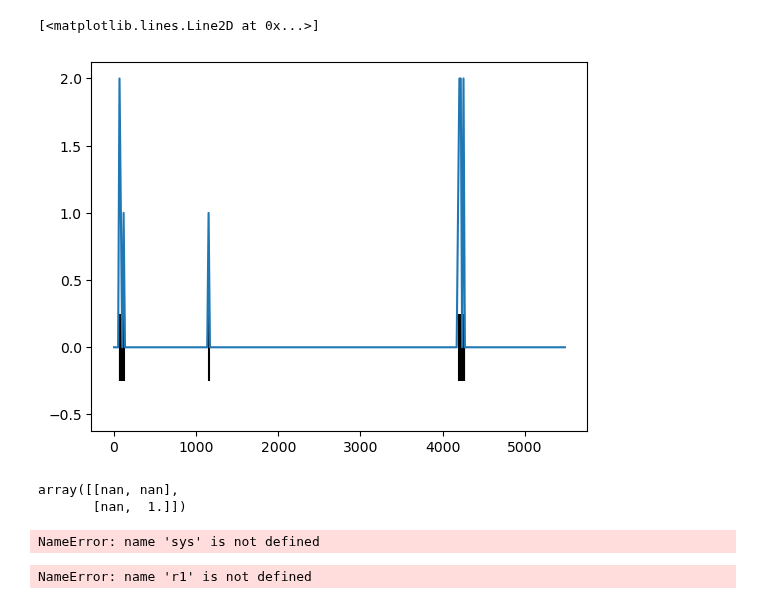
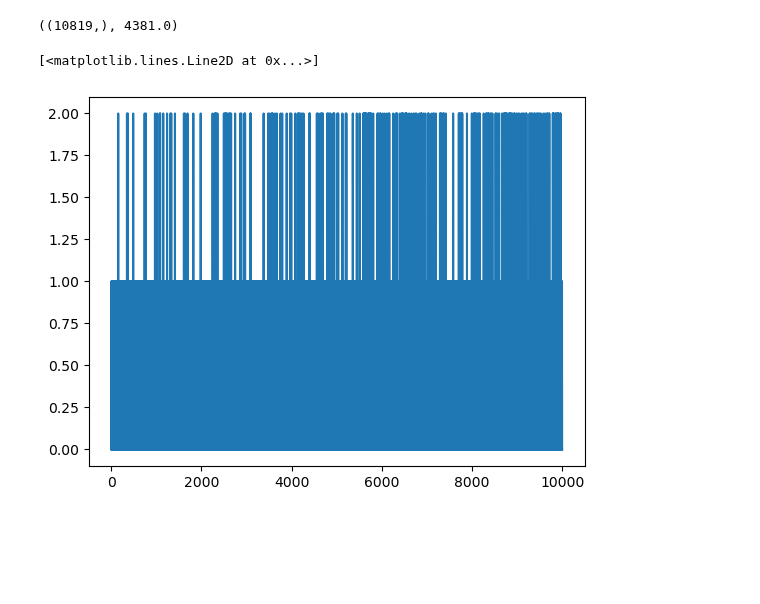
Before and after one commit to DRezeanu/retinanalysis, a Jupyter notebook: nbs/query_test.ipynb, the cells around one changed output. Cells and saved outputs as stored; diff of their text form; code cells hidden in the pictures; blank space fills up the shorter version.

```diff
--- a/nbs/query_test.ipynb
+++ b/nbs/query_test.ipynb
@@ -108,8 +89,0 @@ ra.Epoch
-# %%
-idxs = [0]
-s1 = ra.StimBlock(df.at[idxs[0], 'exp_name'], df.at[idxs[0], 'datafile_name'])
-r1 = response.ResponseBlock(df.at[idxs[0], 'exp_name'], df.at[idxs[0], 'datafile_name'])
-ac1 = ra.AnalysisChunk(df.at[idxs[0], 'exp_name'], s1.nearest_noise_chunk)
-
-# pp = ra.MEAPipeline(s1, r1, ac1)
-# qc1 = ra.qc.MEAQC(pp.response_block, ac1, pp.match_dict)
@@ -118,0 +90,26 @@ VCD loaded with 781 cells.
+# %%
+e_idx = 3
+fts = s1.df_epochs.at[e_idx, 'frame_times_ms']
+pre_time = s1.df_epochs.at[e_idx, 'preTime']
+unique_time = s1.df_epochs.at[e_idx, 'epoch_parameters']['uniqueTime']
+total_frames = len(fts)-1
+unique_frames = len(np.where(np.logical_and((fts > pre_time),(fts <= pre_time+unique_time)))[0])
+# %%
+d_e_params = s1.df_epochs.at[e_idx, 'epoch_parameters']
+d_meta = {
+    'numXStixels': d_e_params['numXStixels'],
+    'numYStixels': d_e_params['numYStixels'],
+    'numXChecks': d_e_params['numXChecks'],
+    'numYChecks': d_e_params['numYChecks'],
+    'chromaticClass': d_e_params['chromaticClass'],
+    'unique_frames': unique_frames,
+    'repeat_frames': total_frames - unique_frames,
+    'stepsPerStixel': d_e_params['stepsPerStixel'],
+    'seed': d_e_params['seed'],
+    'frameDwell': d_e_params['frameDwell'],
+}
+if 'gaussianFilter' in d_e_params:
+    d_meta['gaussianFilter'] = d_e_params['gaussianFilter']
+if 'filterSdStixels' in d_e_params:
+    d_meta['filterSdStixels'] = d_e_params['filterSdStixels']
+frames = regen.get_spatial_noise_frames(**d_meta)
@@ -158,31 +126,14 @@ r1.df_spike_times.head()
-# %%
-import matplotlib.pyplot as plt
-cell_idx = 12
-cell_id = r1.df_spike_times.index[cell_idx]
-sts = r1.df_spike_times.loc[cell_id, 'spike_times']
-# for i in range(r1.n_epochs):
-    # plt.eventplot(sts[i], lineoffsets=i, linelengths=0.5, colors='black')
-i = 0
-plt.eventplot(sts[i], lineoffsets=i, linelengths=0.5, colors='black')
-plt.plot(r1.binned_time, r1.binned_spikes[cell_idx, i])
-# %% [output]
-[<matplotlib.lines.Line2D at 0x...>]
-[figure, removed]
-# %%
-np.corrcoef([np.nan, 1, 4], [0, 3, 6])
-# %% [output]
-array([[nan, nan],
-       [nan,  1.]])
-# %%
-sys.path.append('/Users/riekelabbackup/Desktop/Vyom/RetinAnalysis/src/retinanalysis/')
-import ei_utils as eiu
-import importlib
-importlib.reload(eiu)
-# %% [output]
-NameError: name 'sys' is not defined
-# %%
-cell_idx = 1
-cell_id = r1.df_spike_times.index[cell_idx]
-eiu.plot_ei_map(cell_id, r1.vcd)
-# %% [output]
-NameError: name 'r1' is not defined
+# %%
+cell_idx = 2
+cell_id = r1.cell_ids[cell_idx]
+if cell_id not in ac1.cell_ids:
+    print(f'Cell {cell_id} not found in analysis chunk {ac1.name}')
+bs = r1.df_spike_times.at[cell_id, 'binned_spikes'][3, :len(frames)]
+bs.shape, bs.sum()
+# %% [output]
+((10819,), 4381.0)
+# %%
+plt.plot(bs[:10000])
+# %% [output]
+[<matplotlib.lines.Line2D at 0x...>]
+[figure, added]
```
Also changed, not shown: parts of 18 cells of this notebook.
